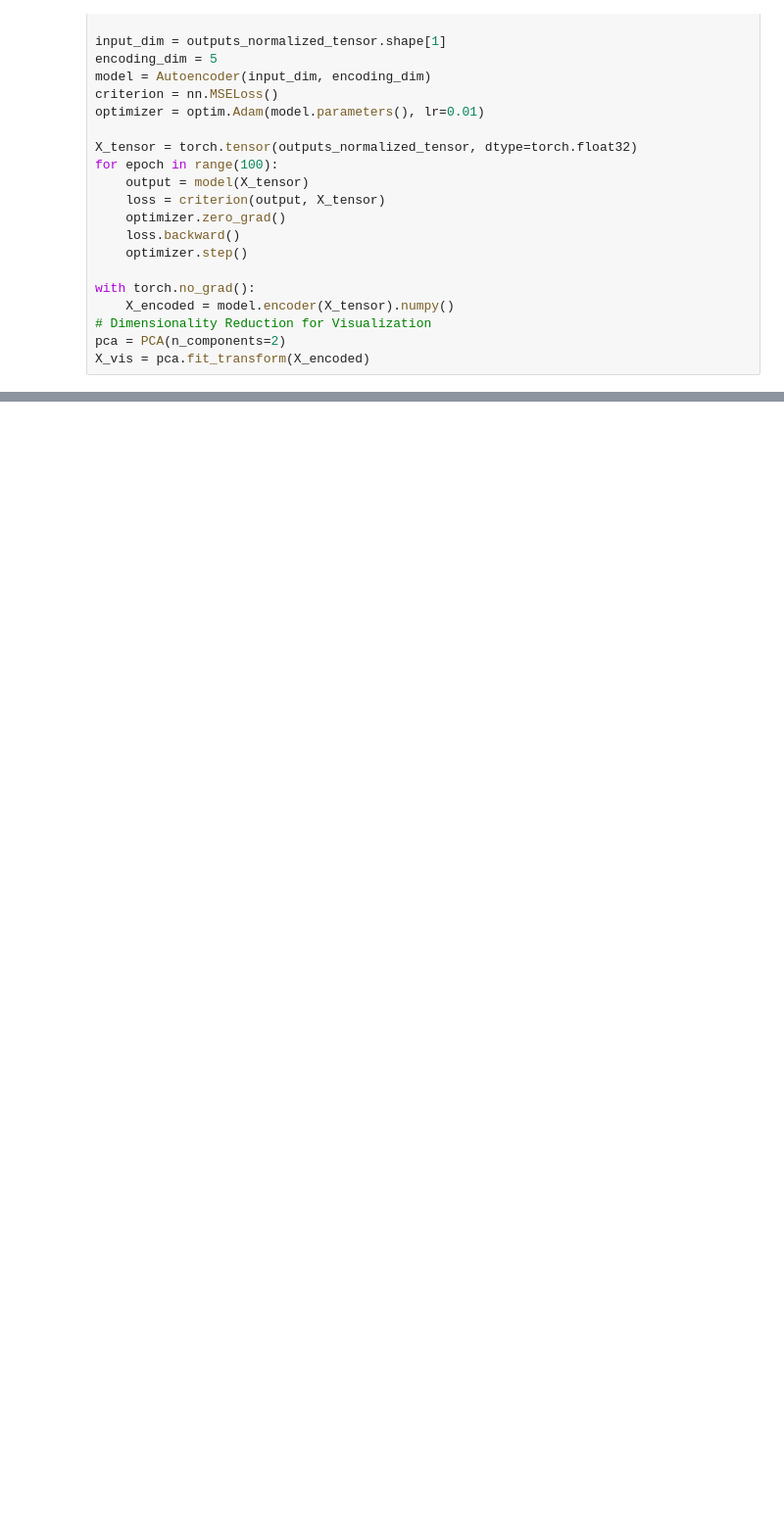
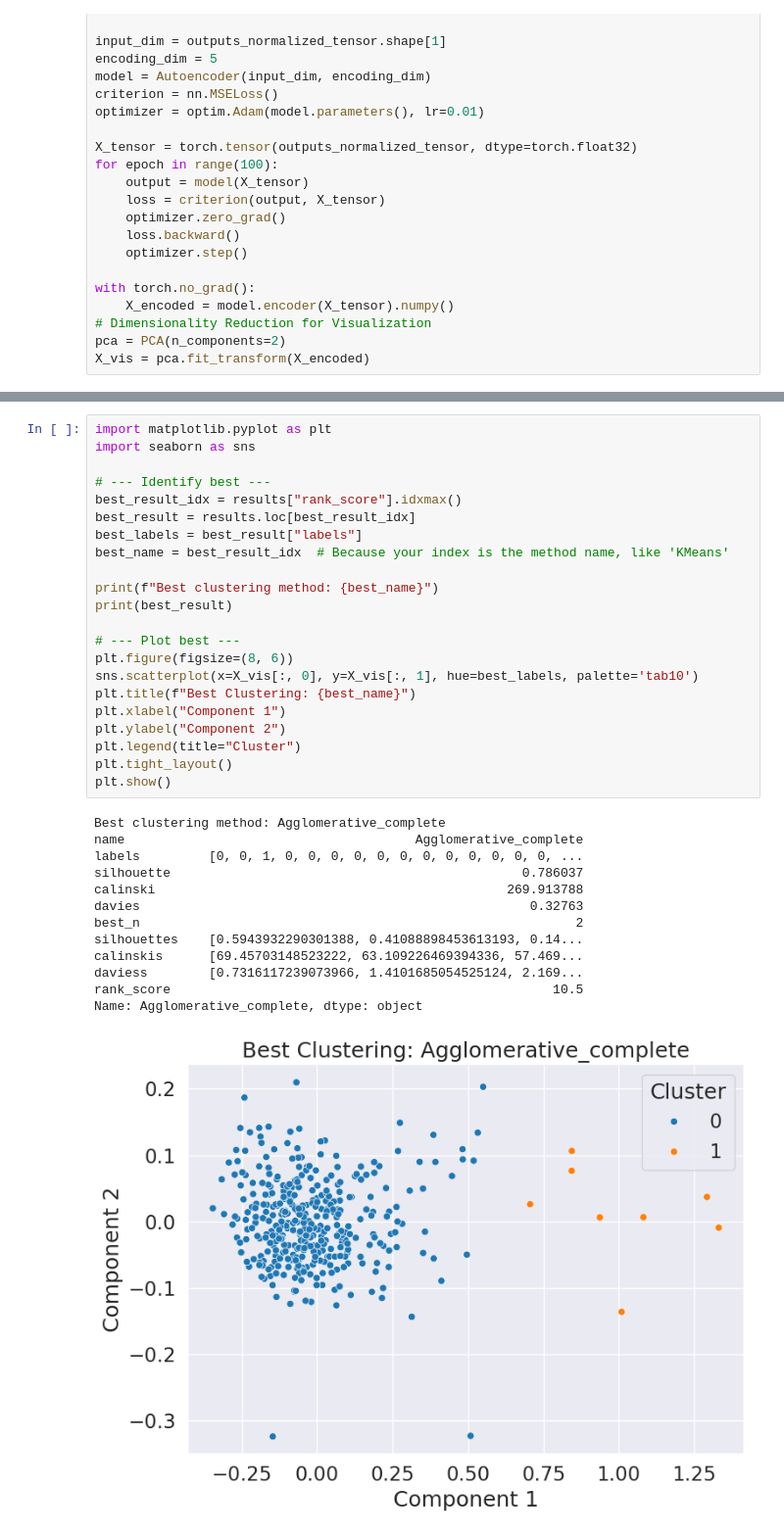
Before and after one commit to xHelenx/ifwaste, a Jupyter notebook: analysis/clustering.ipynb, the cells around one changed output, grey strips where cells are left out. Shown at 98% size. Cells and saved outputs as stored; diff of their text form; blank space fills up the shorter version.

```diff
--- a/analysis/clustering.ipynb
+++ b/analysis/clustering.ipynb
@@ -501,0 +512,36 @@ plt.show()
+# %%
+import matplotlib.pyplot as plt
+import seaborn as sns
+
+# --- Identify best ---
+best_result_idx = results["rank_score"].idxmax()
+best_result = results.loc[best_result_idx]
+best_labels = best_result["labels"]
+best_name = best_result_idx  # Because your index is the method name, like 'KMeans'
+
+print(f"Best clustering method: {best_name}")
+print(best_result)
+
+# --- Plot best ---
+plt.figure(figsize=(8, 6))
+sns.scatterplot(x=X_vis[:, 0], y=X_vis[:, 1], hue=best_labels, palette='tab10')
+plt.title(f"Best Clustering: {best_name}")
+plt.xlabel("Component 1")
+plt.ylabel("Component 2")
+plt.legend(title="Cluster")
+plt.tight_layout()
+plt.show()
+# %% [output]
+Best clustering method: Agglomerative_complete
+name                                      Agglomerative_complete
+labels         [0, 0, 1, 0, 0, 0, 0, 0, 0, 0, 0, 0, 0, 0, 0, ...
+silhouette                                              0.786037
+calinski                                              269.913788
+davies                                                   0.32763
+best_n                                                         2
+silhouettes    [0.5943932290301388, 0.41088898453613193, 0.14...
+calinskis      [69.45703148523222, 63.109226469394336, 57.469...
+daviess        [0.7316117239073966, 1.4101685054525124, 2.169...
+rank_score                                                  10.5
+Name: Agglomerative_complete, dtype: object
+[figure, added]
```
Also changed, not shown: parts of 57 cells of this notebook, 4 other files.
